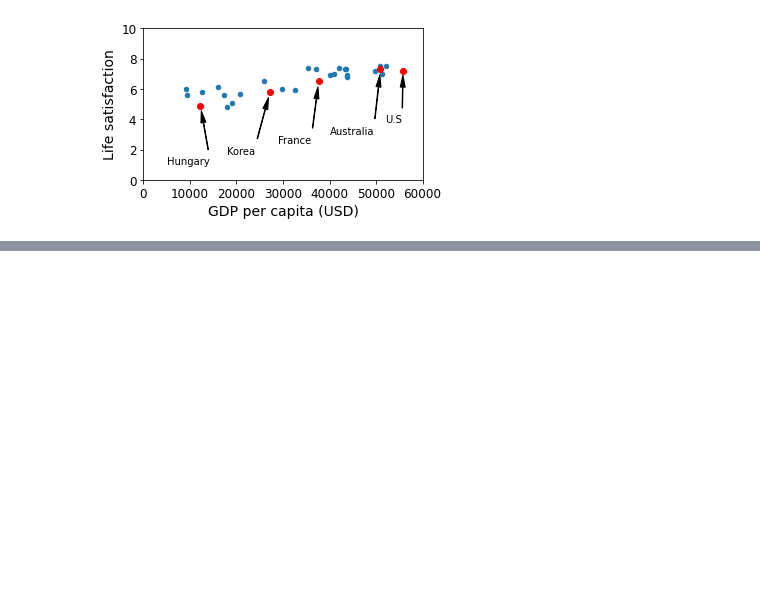
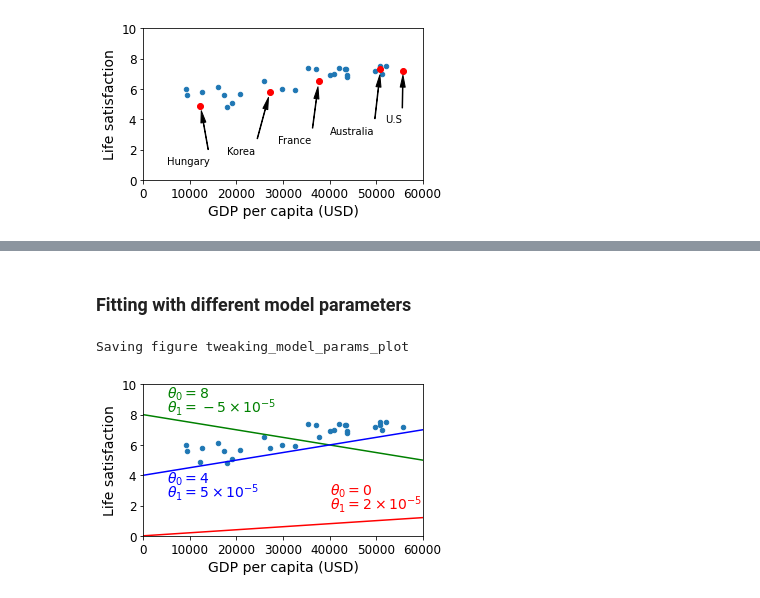
Before and after one commit to alozieoge/handson-ml2, a Jupyter notebook: MEE/Chapter1.ipynb, the cells around one changed output, grey strips where cells are left out. Drawn from its saved outputs; the diff is of its cells as text; code cells hidden in the pictures; blank space fills up the shorter version.

```diff
--- a/MEE/Chapter1.ipynb
+++ b/MEE/Chapter1.ipynb
@@ -399,0 +414,26 @@ Saving figure money_happiness_scaterplot.png
+# %% [markdown]
+### Fitting with different model parameters
+# %%
+sample_data.plot(kind="scatter", x="GDP per capita", y="Life satisfaction", figsize=(5,3))
+plt.xlabel("GDP per capita (USD)")
+plt.axis([0, 60000, 0, 10])
+
+X = np.linspace(0, 60000, 10)
+# Model 1
+plt.plot(X, 2*X/100000, "r")
+plt.text(x=40000, y=2.7, s=r"$\theta_0 = 0$", fontsize=14, color="r")
+plt.text(x=40000, y=1.8, s=r"$\theta_1 = 2 \times 10^{-5}$", fontsize=14, color="r")
+# Model 2
+plt.plot(X, 8 - 5*X/100000, "g")
+plt.text(x=5000, y=9.1, s=r"$\theta_0 = 8$", fontsize=14, color="g")
+plt.text(x=5000, y=8.2, s=r"$\theta_1 = -5 \times 10^{-5}$", fontsize=14, color="g")
+# Model 3
+plt.plot(X,4 + 5*X/100000, "b")
+plt.text(x=5000, y=3.5, s=r"$\theta_0 = 4$", fontsize=14, color="b")
+plt.text(x=5000, y=2.6, s=r"$\theta_1 = 5 \times 10^{-5}$", fontsize=14, color="b")
+
+save_fig("tweaking_model_params_plot")
+plt.show()
+# %% [output]
+Saving figure tweaking_model_params_plot
+[figure, added]
```
Also changed, not shown: parts of 3 cells of this notebook.
